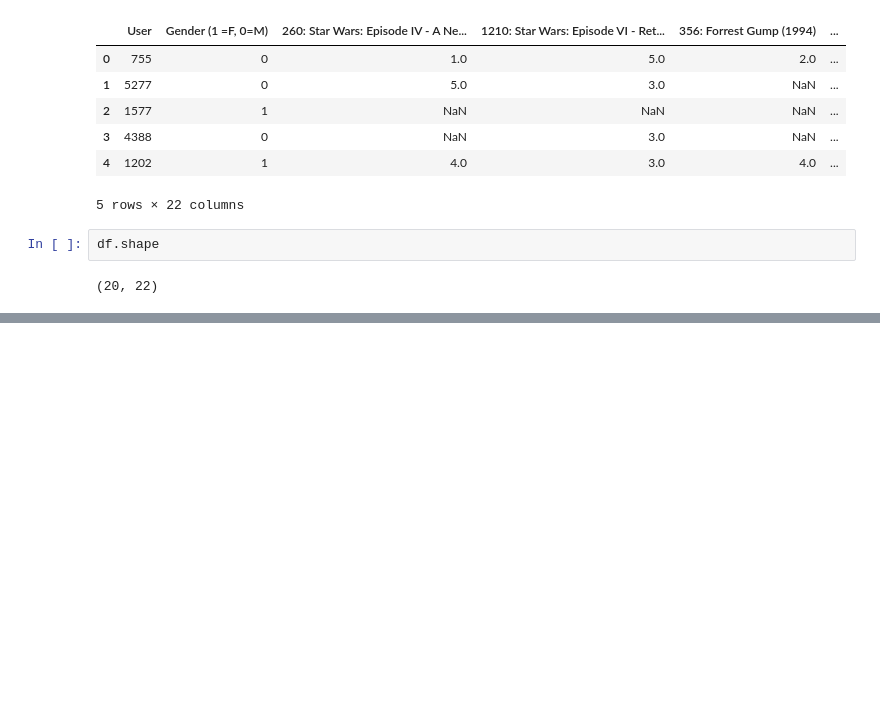
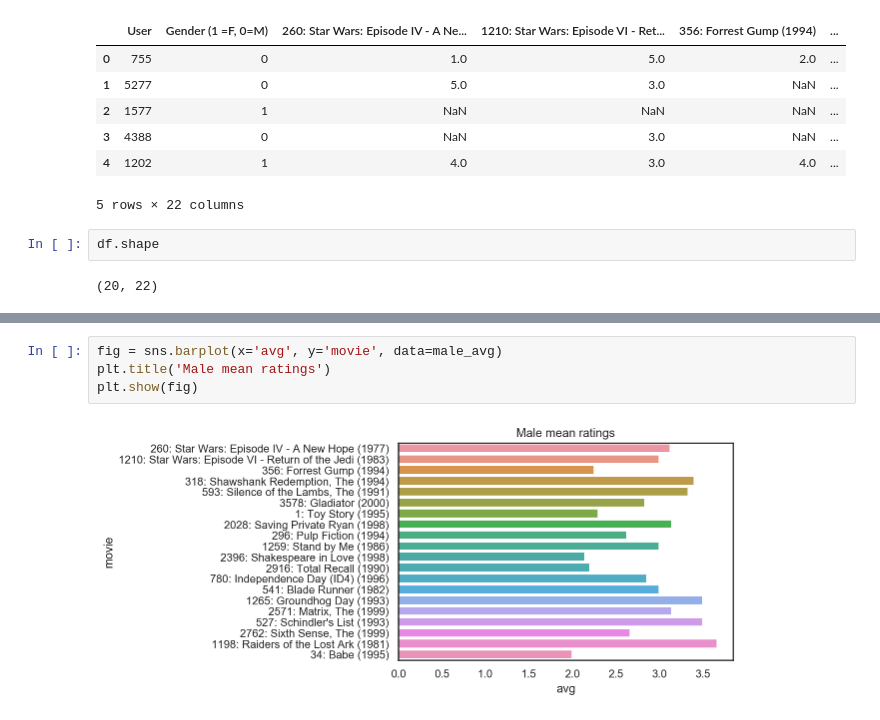
Before and after one commit to mhetrerajat/Introduction_to_Recommender_Systems, a Jupyter notebook: non_personalised.ipynb, the cells around one changed output, grey strips where cells are left out. Cells and saved outputs as stored; diff of their text form; blank space fills up the shorter version.

```diff
--- a/non_personalised.ipynb
+++ b/non_personalised.ipynb
@@ -77,0 +150,6 @@ x = df[df[parent_movie].notnull() == True].nunique(axis=0).head(1)[0]
+# %%
+fig = sns.barplot(x='avg', y='movie', data=male_avg)
+plt.title('Male mean ratings')
+plt.show(fig)
+# %% [output]
+[figure, added]
```
Also changed, not shown: parts of 17 cells of this notebook.
